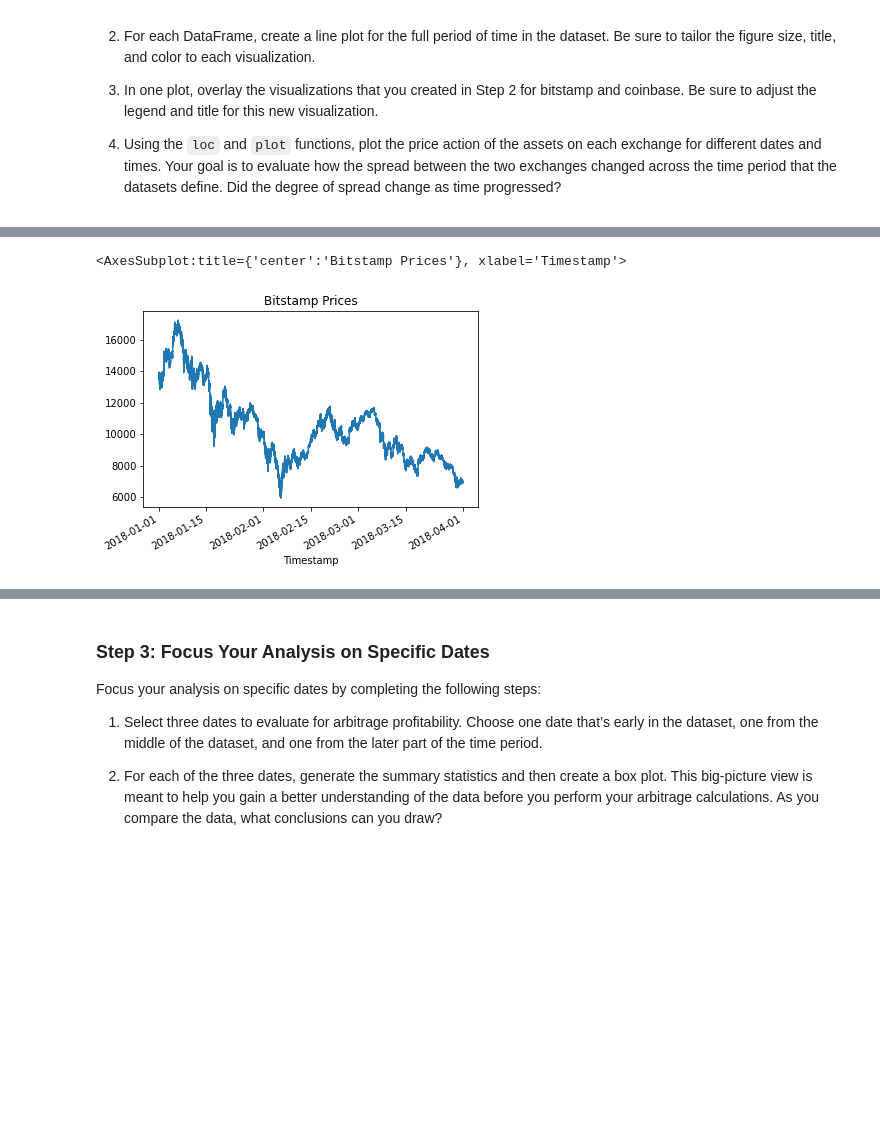
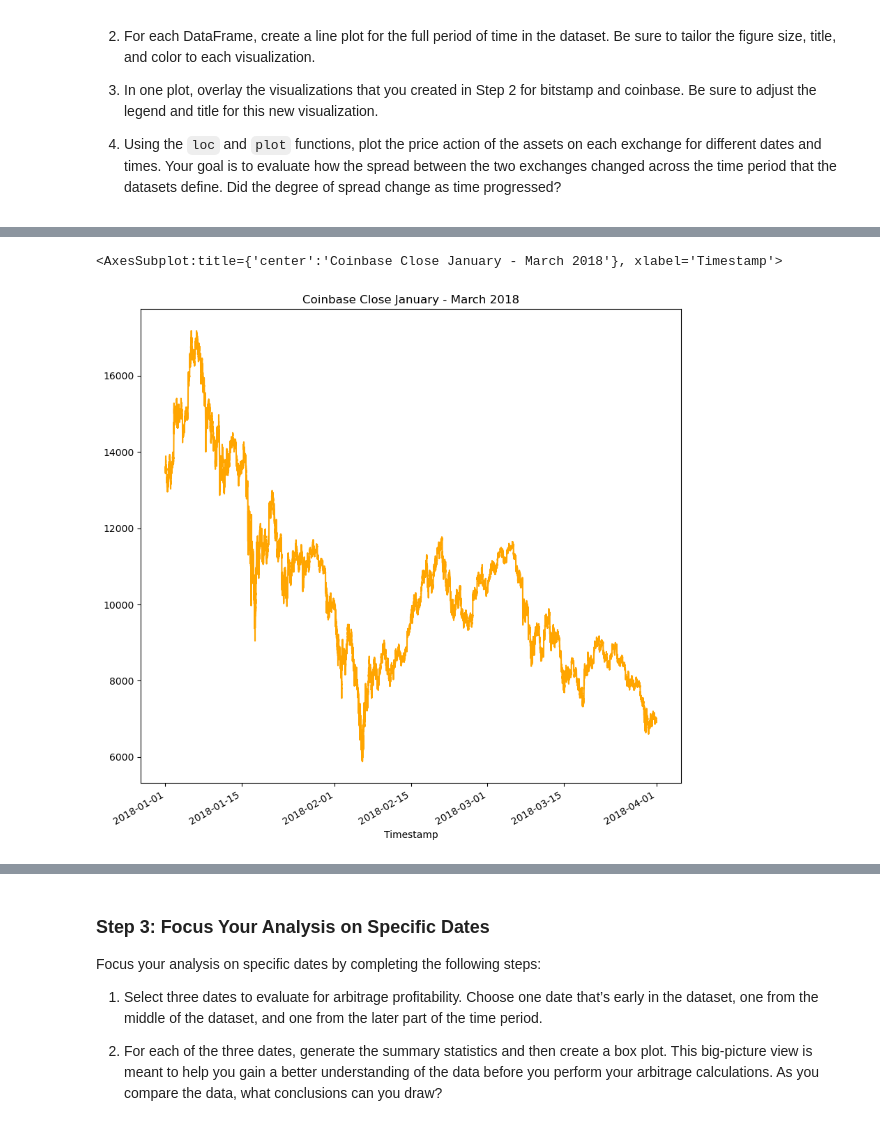
Before and after one commit to rachelannhodson/Crypto_Arbitrage, a Jupyter notebook: Module_3_Challnege/crypto_arbitrage.ipynb, the cells around one changed output, grey strips where cells are left out. Cells and saved outputs as stored; diff of their text form; code cells hidden in the pictures; blank space fills up the shorter version.

```diff
--- a/Module_3_Challnege/crypto_arbitrage.ipynb
+++ b/Module_3_Challnege/crypto_arbitrage.ipynb
@@ -275,10 +284,10 @@ Sort through the time series data associated with the bitstamp and coinbase Data
 # %%
 # Create a line plot for the coinbase DataFrame for the full length of time in the dataset
 # Be sure that the figure size, title, and color are tailored to each visualization
-# YOUR CODE HERE
+coinbase['Close'].plot(figsize=(10, 10), title="Coinbase Close January - March 2018", color="orange")
 # %% [output]
-<AxesSubplot:title={'center':'Bitstamp Prices'}, xlabel='Timestamp'>
+<AxesSubplot:title={'center':'Coinbase Close January - March 2018'}, xlabel='Timestamp'>
-[figure, old version]
+[figure, new version]
 # %%
 # Overlay the visualizations for the bitstamp and coinbase DataFrames in one plot
 # The plot should visualize the prices over the full lenth of the dataset
```
Also changed, not shown: parts of 19 cells of this notebook.
